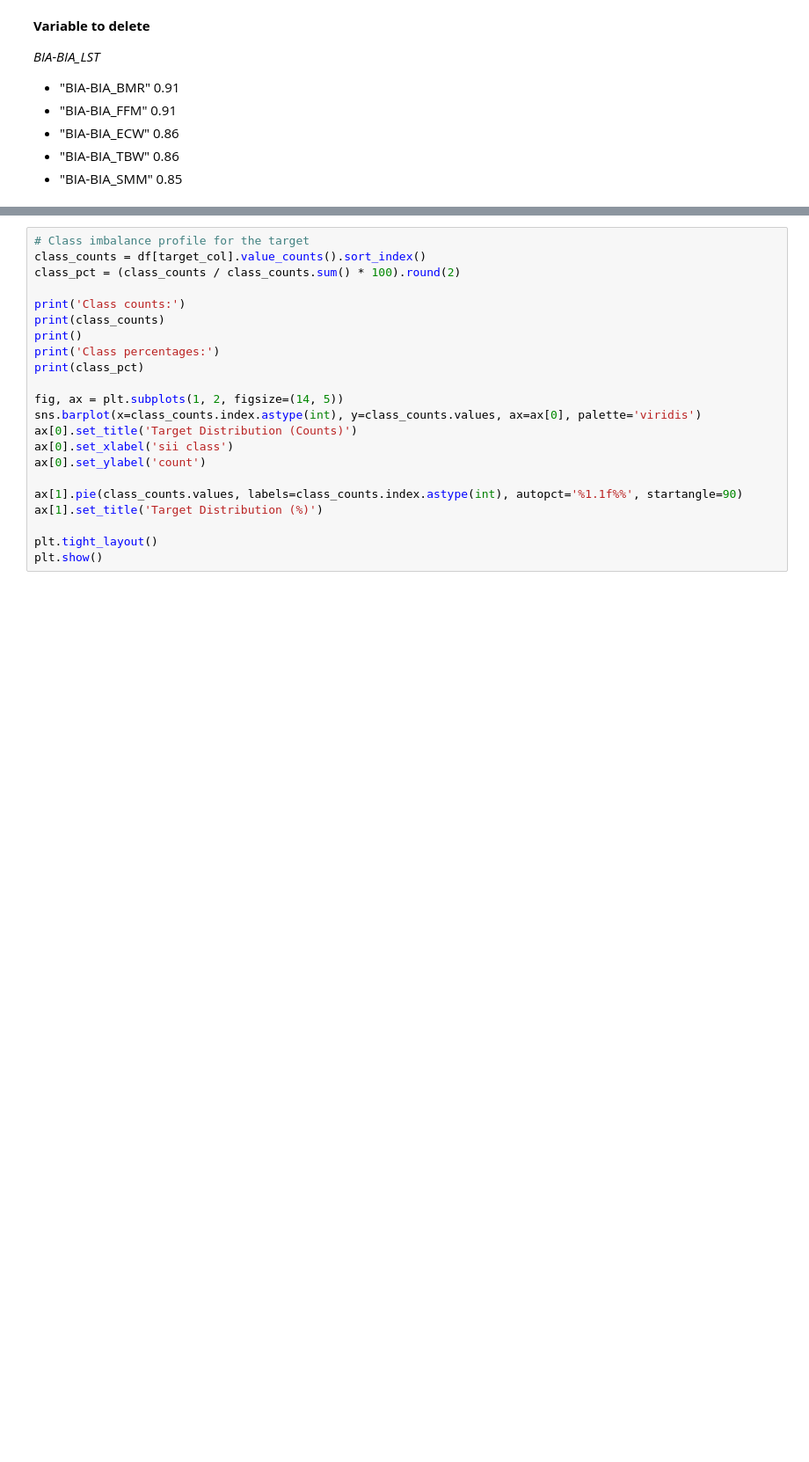
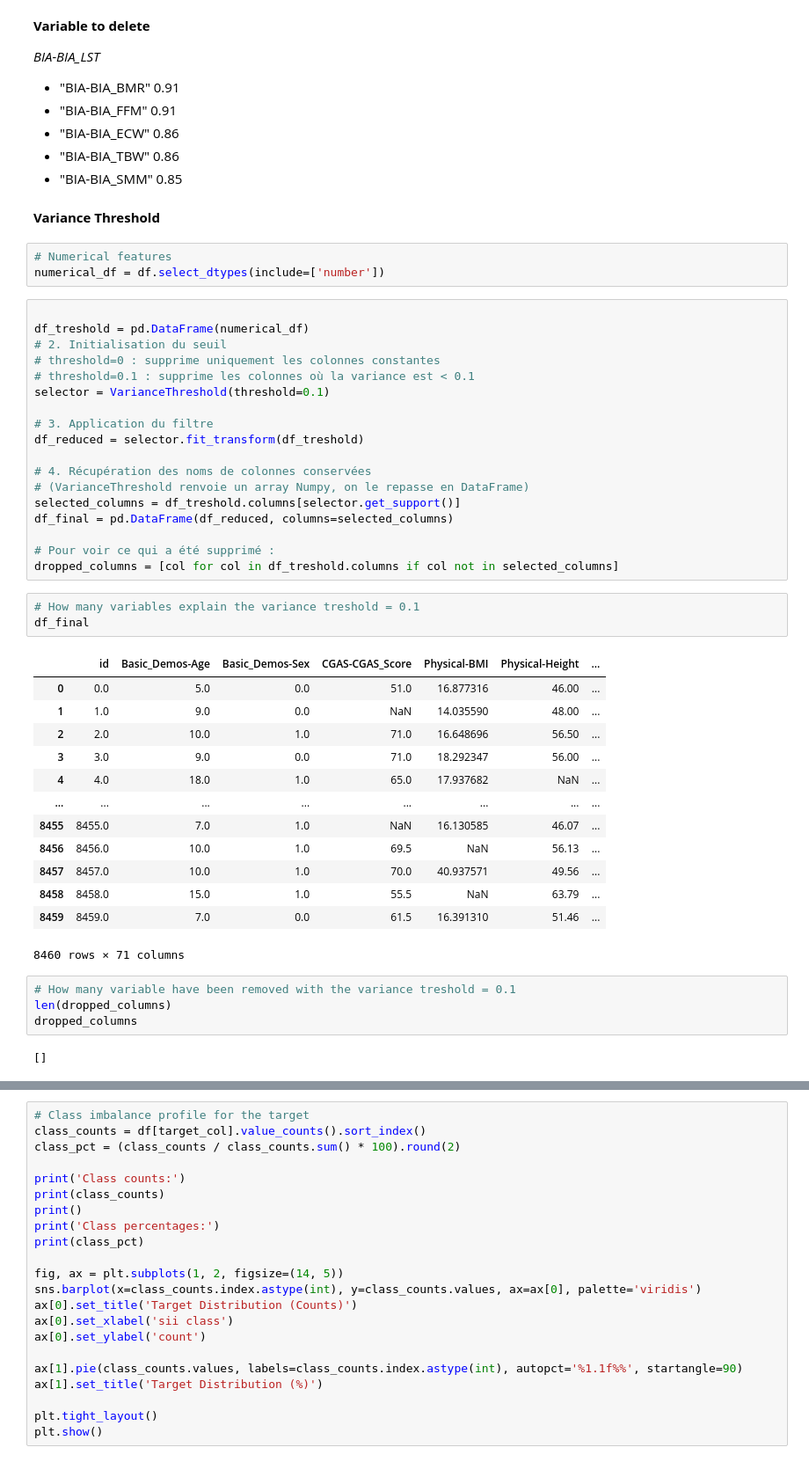
Before and after one commit to kilomo12/Data_Mining_project2, a Jupyter notebook: Data_Mining_project_2_copy.ipynb, the cells around one changed output, grey strips where cells are left out. Shown at 88% size. Saved outputs shown, nothing was run; the diff lists cells and outputs as text; blank space fills up the shorter version.

```diff
--- a/Data_Mining_project_2_copy.ipynb
+++ b/Data_Mining_project_2_copy.ipynb
@@ -457,3 +457,49 @@ corr_info(numerical_df, 0.5, "spearman", "dict")["BIA-BIA_LST"]
 - "BIA-BIA_ECW" 0.86
 - "BIA-BIA_TBW" 0.86
 - "BIA-BIA_SMM" 0.85
+# %% [markdown]
+**Variance Threshold**
+# %%
+# Numerical features
+numerical_df = df.select_dtypes(include=['number'])
+# %%
+
+df_treshold = pd.DataFrame(numerical_df)
+# 2. Initialisation du seuil
+# threshold=0 : supprime uniquement les colonnes constantes
+# threshold=0.1 : supprime les colonnes où la variance est < 0.1
+selector = VarianceThreshold(threshold=0.1)
+
+# 3. Application du filtre
+df_reduced = selector.fit_transform(df_treshold)
+
+# 4. Récupération des noms de colonnes conservées
+# (VarianceThreshold renvoie un array Numpy, on le repasse en DataFrame)
+selected_columns = df_treshold.columns[selector.get_support()]
+df_final = pd.DataFrame(df_reduced, columns=selected_columns)
+
+# Pour voir ce qui a été supprimé :
+dropped_columns = [col for col in df_treshold.columns if col not in selected_columns]
+# %%
+# How many variables explain the variance treshold = 0.1
+df_final
+# %% [output]
+|  | id | Basic_Demos-Age | Basic_Demos-Sex | CGAS-CGAS_Score | Physical-BMI | Physical-Height | ... |
+| 0 | 0.0 | 5.0 | 0.0 | 51.0 | 16.877316 | 46.00 | ... |
+| 1 | 1.0 | 9.0 | 0.0 | NaN | 14.035590 | 48.00 | ... |
+| 2 | 2.0 | 10.0 | 1.0 | 71.0 | 16.648696 | 56.50 | ... |
+| 3 | 3.0 | 9.0 | 0.0 | 71.0 | 18.292347 | 56.00 | ... |
+| 4 | 4.0 | 18.0 | 1.0 | 65.0 | 17.937682 | NaN | ... |
+| ... | ... | ... | ... | ... | ... | ... | ... |
+| 8455 | 8455.0 | 7.0 | 1.0 | NaN | 16.130585 | 46.07 | ... |
+| 8456 | 8456.0 | 10.0 | 1.0 | 69.5 | NaN | 56.13 | ... |
+| 8457 | 8457.0 | 10.0 | 1.0 | 70.0 | 40.937571 | 49.56 | ... |
+| 8458 | 8458.0 | 15.0 | 1.0 | 55.5 | NaN | 63.79 | ... |
+| 8459 | 8459.0 | 7.0 | 0.0 | 61.5 | 16.391310 | 51.46 | ... |
+8460 rows × 71 columns
+# %%
+# How many variable have been removed with the variance treshold = 0.1
+len(dropped_columns)
+dropped_columns
+# %% [output]
+[]
```
Also changed, not shown: parts of 8 cells of this notebook.
